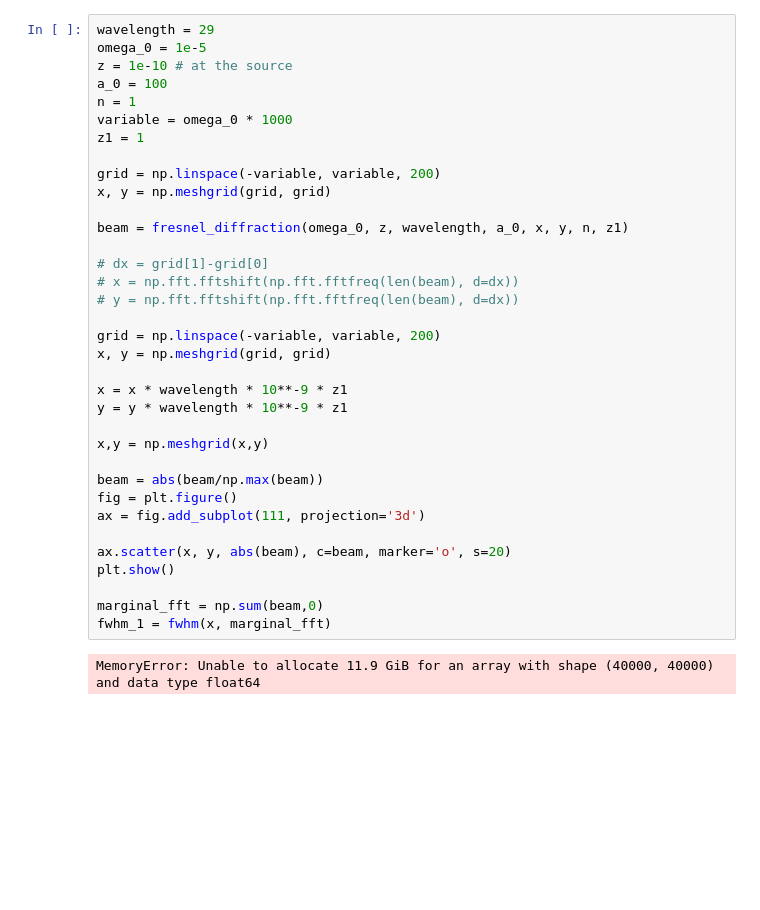
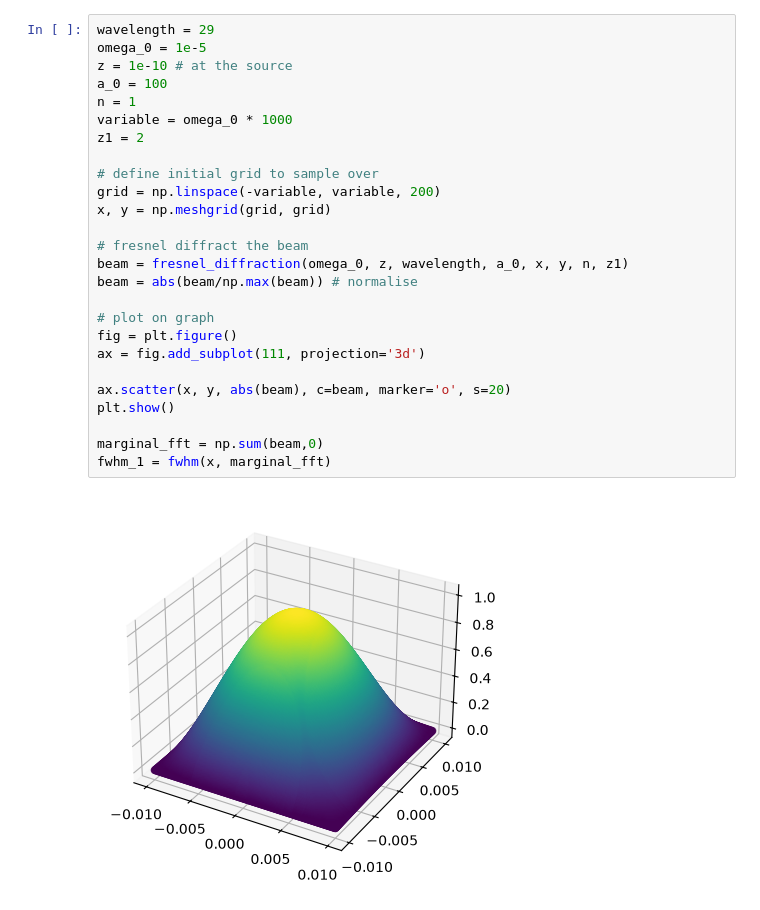
Before and after one commit to cosmosian-42/fraunhofer_diffraction, a Jupyter notebook: gaussian_beam/fresnel_diffraction.ipynb, the cells around one changed output. Drawn from its saved outputs; the diff is of its cells as text; blank space fills up the shorter version.

```diff
--- a/gaussian_beam/fresnel_diffraction.ipynb
+++ b/gaussian_beam/fresnel_diffraction.ipynb
@@ -193,40 +202,31 @@ def fwhm(x,y):
 # %%
 wavelength = 29
 omega_0 = 1e-5
 z = 1e-10 # at the source
 a_0 = 100
 n = 1
 variable = omega_0 * 1000
-z1 = 1
+z1 = 2
 
+# define initial grid to sample over
 grid = np.linspace(-variable, variable, 200)
 x, y = np.meshgrid(grid, grid)
 
+# fresnel diffract the beam
 beam = fresnel_diffraction(omega_0, z, wavelength, a_0, x, y, n, z1)
+beam = abs(beam/np.max(beam)) # normalise
 
-# dx = grid[1]-grid[0]
-# x = np.fft.fftshift(np.fft.fftfreq(len(beam), d=dx))
-# y = np.fft.fftshift(np.fft.fftfreq(len(beam), d=dx))
-
-grid = np.linspace(-variable, variable, 200)
-x, y = np.meshgrid(grid, grid)
-
-x = x * wavelength * 10**-9 * z1
-y = y * wavelength * 10**-9 * z1
-
-x,y = np.meshgrid(x,y)
-
-beam = abs(beam/np.max(beam))
+# plot on graph
 fig = plt.figure()
 ax = fig.add_subplot(111, projection='3d')
 
 ax.scatter(x, y, abs(beam), c=beam, marker='o', s=20)
 plt.show()
 
 marginal_fft = np.sum(beam,0)
 fwhm_1 = fwhm(x, marginal_fft)
 # %% [output]
-MemoryError: Unable to allocate 11.9 GiB for an array with shape (40000, 40000) and data type float64
+[figure, added]
 # %%
 wavelength = 29
 omega_0 = 1e-5
```
Also changed, not shown: parts of 6 cells of this notebook.
